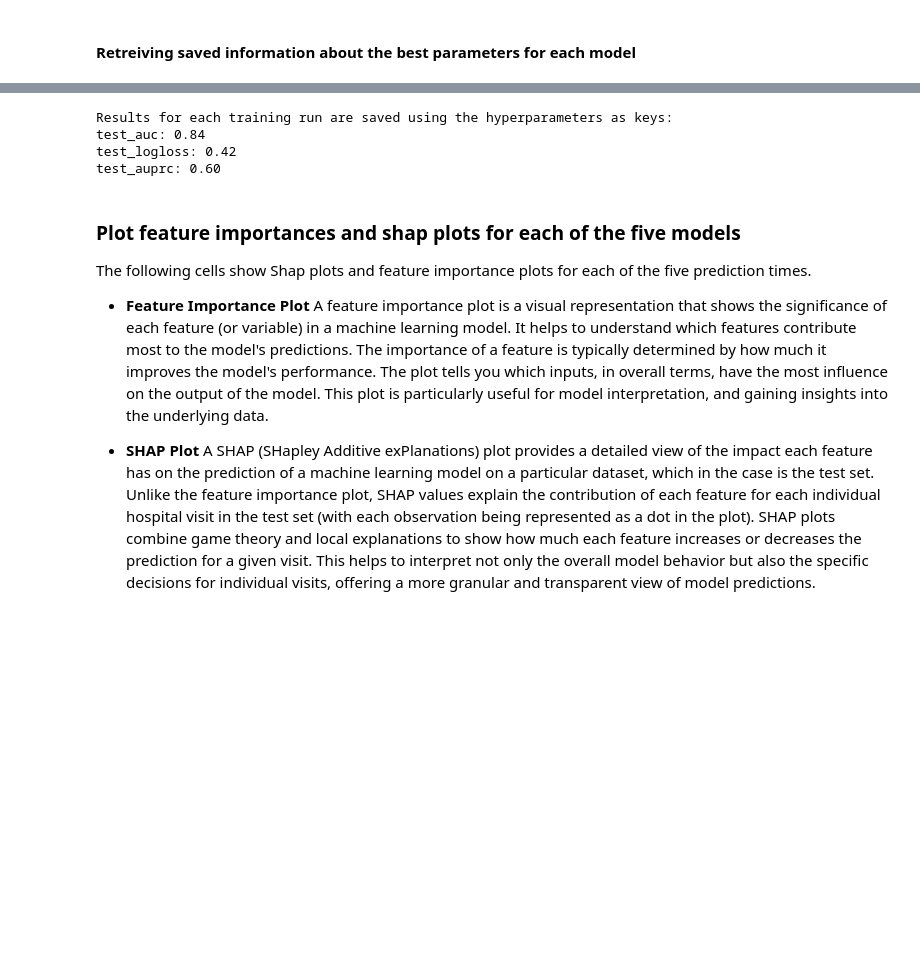
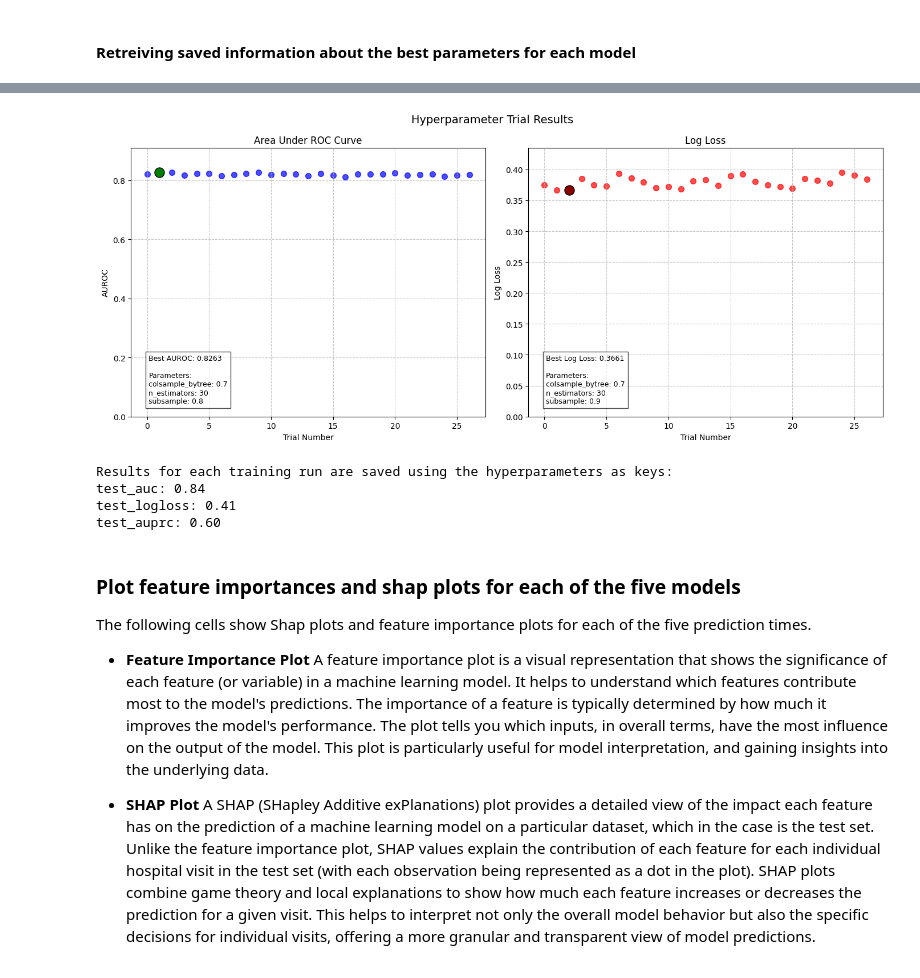
Before and after one commit to zmek/patientflow, a Jupyter notebook: notebooks/4a_Predict_probability_of_admission_from_ED.ipynb, the cells around one changed output, grey strips where cells are left out. Cells and saved outputs as stored; diff of their text form; code cells hidden in the pictures; blank space fills up the shorter version.

```diff
--- a/notebooks/4a_Predict_probability_of_admission_from_ED.ipynb
+++ b/notebooks/4a_Predict_probability_of_admission_from_ED.ipynb
@@ -407,0 +353,10 @@ valid_auprc: 0.49
+# %%
+
+
+prediction_time_model_name = 'admissions_1530'
+
+# Get the results dictionary from cross validation trials
+results = trained_models[prediction_time_model_name].training_results.training_info['cv_trials']
+
+# Show the first trial results
+results[0].cv_results
@@ -407,0 +370,13 @@ valid_auprc: 0.49
+# %%
+
+training_info = trained_models[prediction_time_model_name].training_results.training_info
+
+def find_best_trial(trials_list):
+    """Find the trial with the lowest validation logloss."""
+    return min(trials_list, key=lambda trial: trial.cv_results['valid_logloss'])
+
+best_trial = find_best_trial(training_info["cv_trials"])
+
+# print the best parameters
+best_parameters = best_trial.parameters
+best_parameters
@@ -472,9 +415,21 @@ valid_auprc: 0.49
 # %% [markdown]
 #### Retreiving saved information about the best parameters for each model
 # %%
+from patientflow.load import get_model_key
+
+
+
+def find_best_trial(trials_list):
+    """Find the trial with the lowest validation logloss."""
+    return min(trials_list, key=lambda trial: trial.cv_results['valid_logloss'])
+
+best_trial = find_best_trial(training_info["cv_trials"])
+
+
 for prediction_time in train_visits.prediction_time.unique():
     prediction_time_model_name = get_model_key("admissions", prediction_time)
-    model_metadata = trained_models[prediction_time_model_name].metrics.metadata
-    hour, min = prediction_time
-    print(f"Best hyperparameters for {hour:02d}:{min:02d} model: {model_metadata['best_params']}")
+    training_info = trained_models[prediction_time_model_name].training_results.training_info
+    best_trial = find_best_trial(training_info["cv_trials"])
+    hour, minute = prediction_time
+    print(f"Best hyperparameters for {hour:02d}:{minute:02d} model: {best_trial.parameters}")
 # %% [output]
@@ -534,13 +443,18 @@ fig = plot_hyperparameter_results(trained_models[prediction_time_model_name].met
+# %%
+from patientflow.viz.training_results import plot_trial_results
+fig = plot_trial_results(trained_models[prediction_time_model_name].training_results.training_info['cv_trials'])
+# %% [output]
+[figure, added]
 # %%
 # After sigmoid calibration
 print(f"Results for each training run are saved using the hyperparameters as keys:")
 
-for key, value in trained_models[prediction_time_model_name].metrics.metadata['test_set_results'].items():
+for key, value in trained_models[prediction_time_model_name].training_results.test_results.items():
     print(f"{key}: {value:.2f}")
 # %% [output]
 Results for each training run are saved using the hyperparameters as keys:
 test_auc: 0.84
-test_logloss: 0.42
+test_logloss: 0.41
 test_auprc: 0.60
 # %% [markdown]
 ### Plot feature importances and shap plots for each of the five models
```
Also changed, not shown: parts of 38 cells of this notebook, 7 other files.
